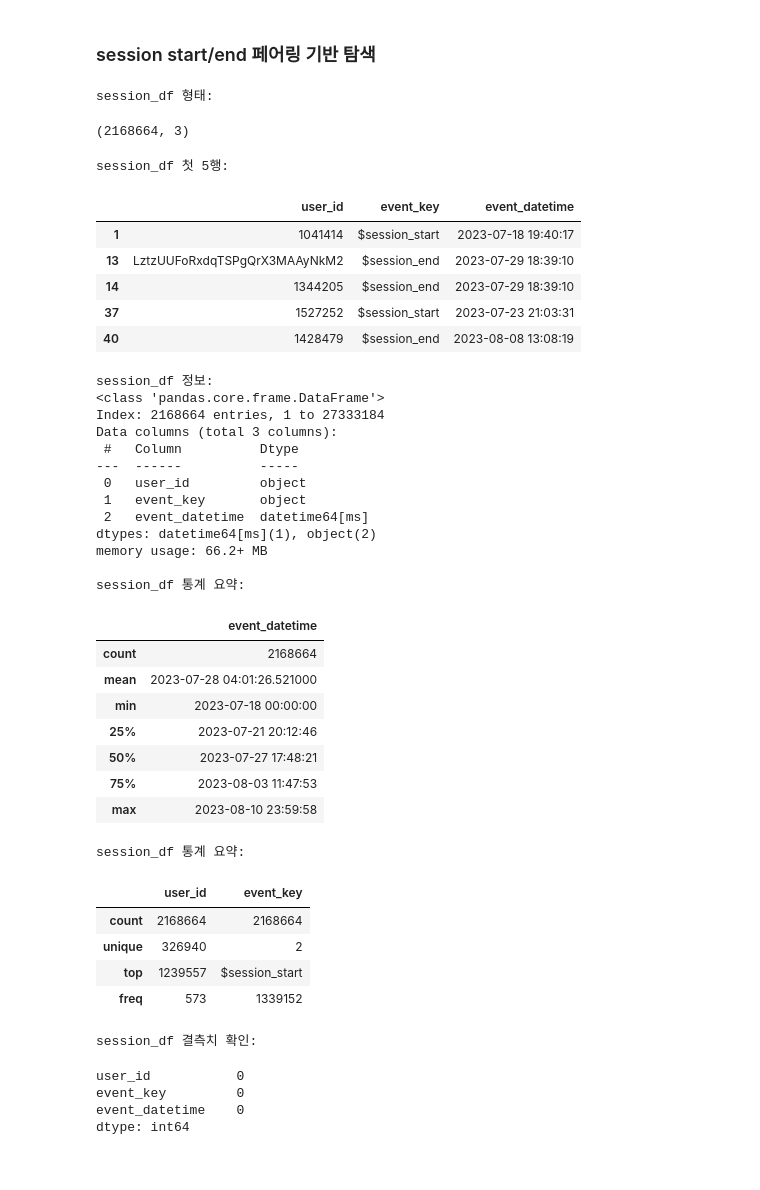
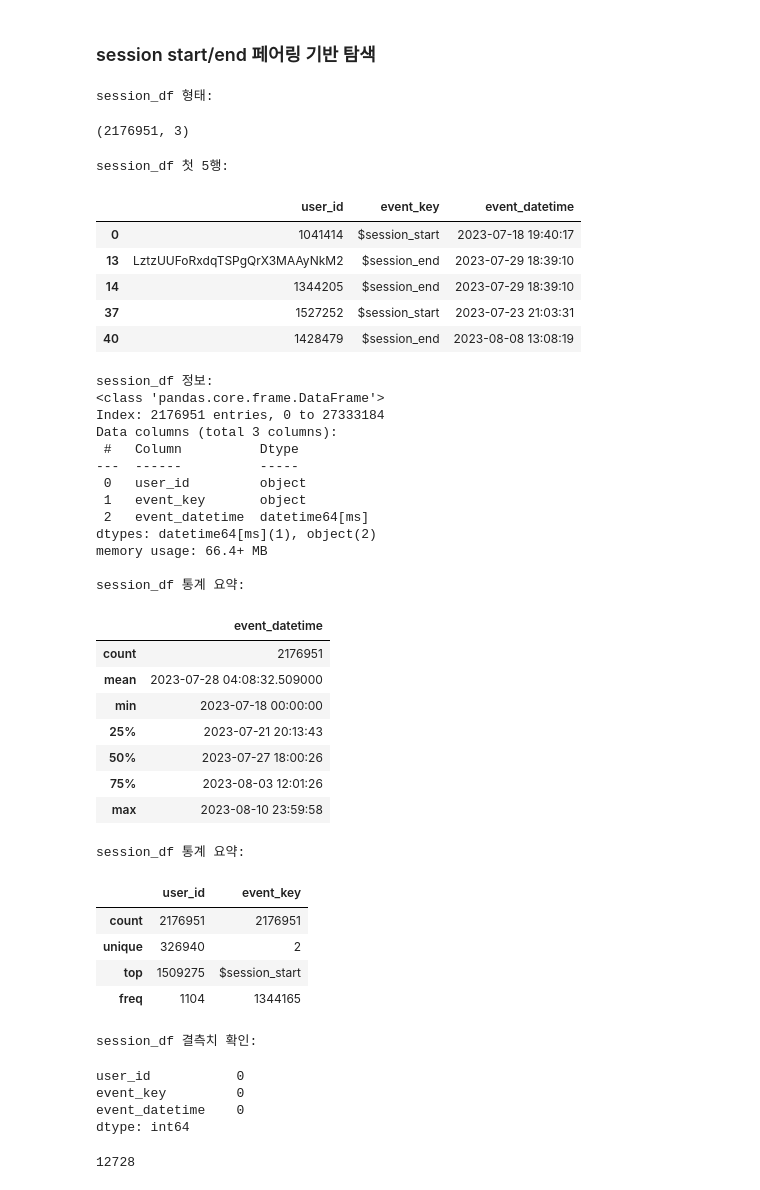
Before and after one commit to seung127/codeit_project, a Jupyter notebook: codeit-project-docker/notebooks/eda_hackle.ipynb, the cells around one changed output. Saved outputs shown, nothing was run; the diff lists cells and outputs as text; code cells hidden in the pictures.

```diff
--- a/codeit-project-docker/notebooks/eda_hackle.ipynb
+++ b/codeit-project-docker/notebooks/eda_hackle.ipynb
@@ -1298,12 +1298,12 @@ Passing `palette` without assigning `hue` is deprecated and will be removed in v
 # %%
 # 파일 불러오기 (properties + events 파일로!)
 # 경로 설정
-file_path = "gs://part4_project/hackle/merged_pro_events_df.parquet"
+file_path = "gs://part4_project/hackle/final_hackle.parquet"
 key_path = "../config/codeit_project_vm_key.json"
 
 # GCS에서 parquet 불러오기
-user_events_df = pd.read_parquet(file_path, storage_options={"token": key_path})
+final_hackle_df = pd.read_parquet(file_path, storage_options={"token": key_path})
 
 # 확인
-print(user_events_df.shape)
+print(final_hackle_df.shape)
 # %% [output]
@@ -1410,0 +1375,4 @@ user_events_df.shape
+# %%
+# id 컬럼 제외하고 중복 기준으로 중복 제거
+final_hackle_df = final_hackle_df[~final_hackle_df.drop(columns=['id']).duplicated()]
+final_hackle_df.shape
@@ -1597,47 +1583,51 @@ pivot_session_start_end_df[(pivot_session_start_end_df['$session_end'] >= upper)
 ### session start/end 페어링 기반 탐색
 # %%
 # 필요한 컬럼만 추출
-session_df = user_events_df[user_events_df['event_key'].isin(['$session_start', '$session_end'])][['user_id','event_key','event_datetime']]
+session_df = final_hackle_df[final_hackle_df['event_key'].isin(['$session_start', '$session_end'])][['user_id','event_key','event_datetime']]
 show_df_info(session_df,'session_df')
 # %% [output]
 session_df 형태:
-(2168664, 3)
+(2176951, 3)
 session_df 첫 5행:
 |  | user_id | event_key | event_datetime |
-| 1 | 1041414 | $session_start | 2023-07-18 19:40:17 |
+| 0 | 1041414 | $session_start | 2023-07-18 19:40:17 |
 | 13 | LztzUUFoRxdqTSPgQrX3MAAyNkM2 | $session_end | 2023-07-29 18:39:10 |
 | 14 | 1344205 | $session_end | 2023-07-29 18:39:10 |
 | 37 | 1527252 | $session_start | 2023-07-23 21:03:31 |
 | 40 | 1428479 | $session_end | 2023-08-08 13:08:19 |
 session_df 정보:
 <class 'pandas.core.frame.DataFrame'>
-Index: 2168664 entries, 1 to 27333184
+Index: 2176951 entries, 0 to 27333184
 Data columns (total 3 columns):
  #   Column          Dtype
 ---  ------          -----
  0   user_id         object
  1   event_key       object
  2   event_datetime  datetime64[ms]
 dtypes: datetime64[ms](1), object(2)
-memory usage: 66.2+ MB
+memory usage: 66.4+ MB
 
 session_df 통계 요약:
 |  | event_datetime |
-| count | 2168664 |
-| mean | 2023-07-28 04:01:26.521000 |
+| count | 2176951 |
+| mean | 2023-07-28 04:08:32.509000 |
 | min | 2023-07-18 00:00:00 |
-| 25% | 2023-07-21 20:12:46 |
-| 50% | 2023-07-27 17:48:21 |
-| 75% | 2023-08-03 11:47:53 |
+| 25% | 2023-07-21 20:13:43 |
+| 50% | 2023-07-27 18:00:26 |
+| 75% | 2023-08-03 12:01:26 |
 | max | 2023-08-10 23:59:58 |
 session_df 통계 요약:
 |  | user_id | event_key |
-| count | 2168664 | 2168664 |
+| count | 2176951 | 2176951 |
 | unique | 326940 | 2 |
-| top | 1239557 | $session_start |
-| freq | 573 | 1339152 |
+| top | 1509275 | $session_start |
+| freq | 1104 | 1344165 |
 session_df 결측치 확인:
 user_id           0
 event_key         0
 event_datetime    0
 dtype: int64
+# %%
+session_df.duplicated().sum()
+# %% [output]
+12728
```
Also changed, not shown: parts of 68 cells of this notebook.
